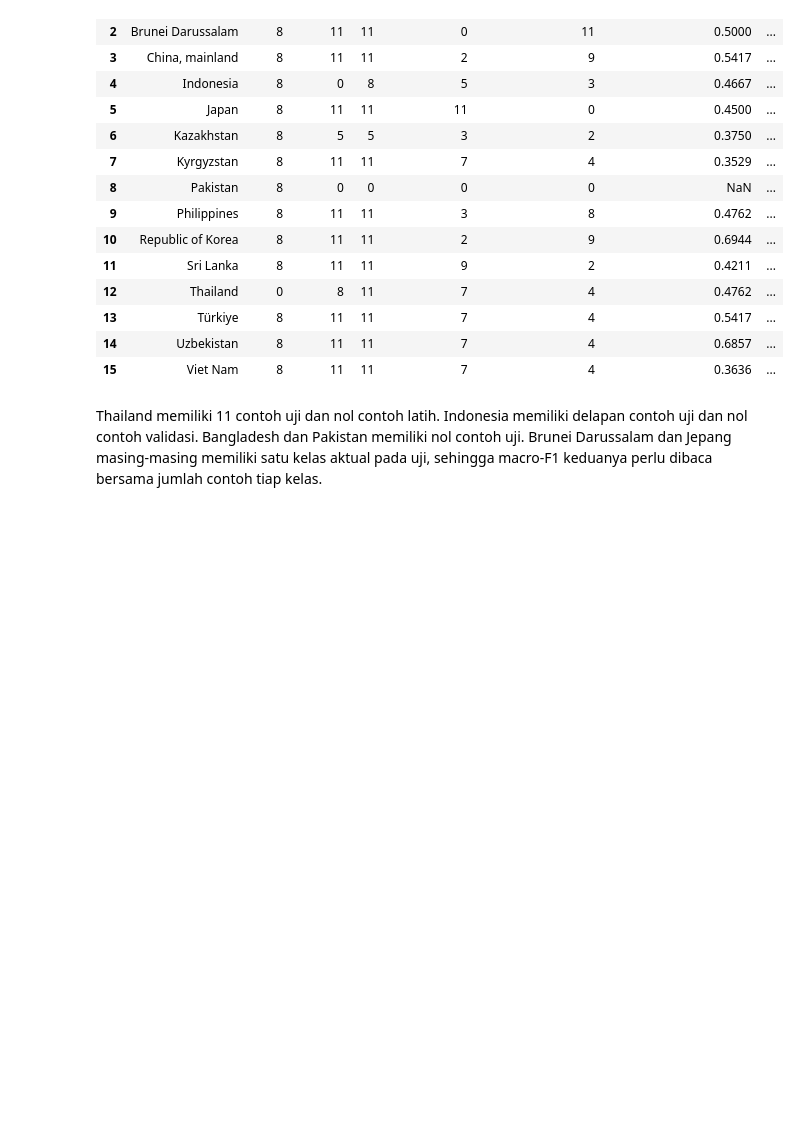
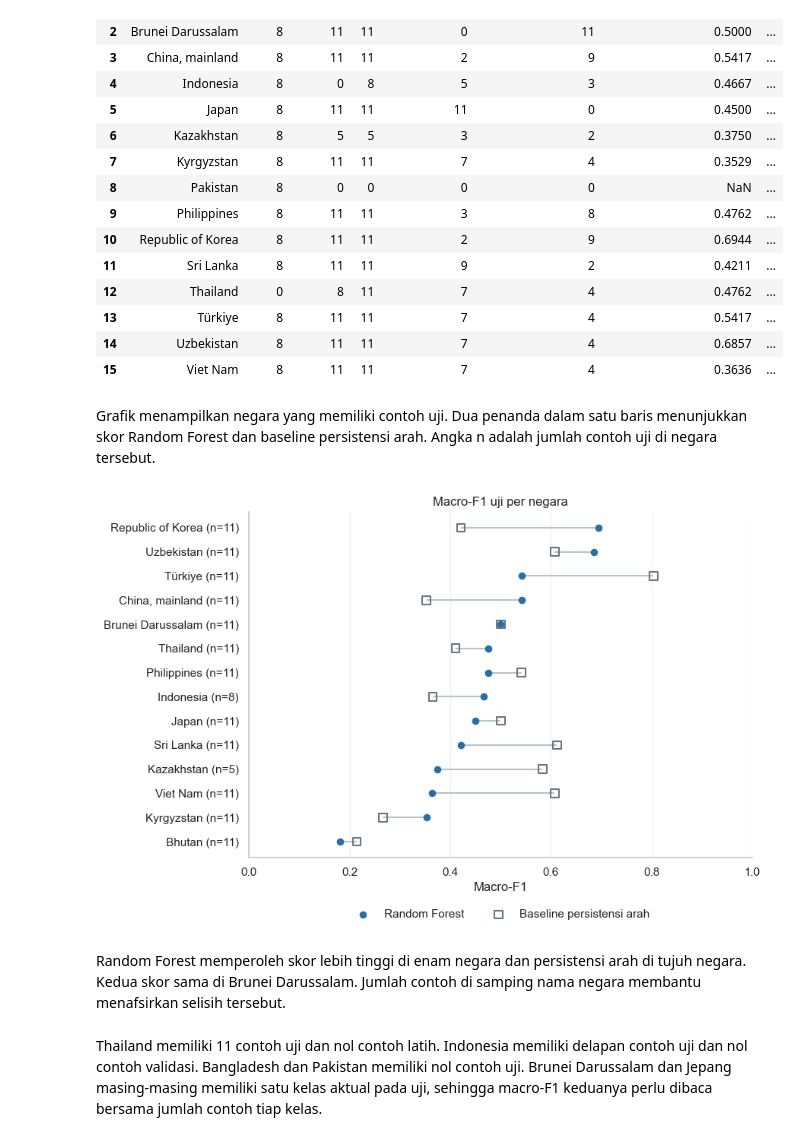
Before and after one commit to firrazmrd/17_IF-B_Sop-Pak-Min-Klaten, a Jupyter notebook: Projek.ipynb, the cells around one changed output. Cells and saved outputs as stored; diff of their text form; code cells hidden in the pictures; blank space fills up the shorter version.

```diff
--- a/Projek.ipynb
+++ b/Projek.ipynb
@@ -1861,6 +1915,47 @@ display(country_test_results.round(4))
 | 13 | Türkiye | 8 | 11 | 11 | 7 | 4 | 0.5417 | ... |
 | 14 | Uzbekistan | 8 | 11 | 11 | 7 | 4 | 0.6857 | ... |
 | 15 | Viet Nam | 8 | 11 | 11 | 7 | 4 | 0.3636 | ... |
+# %% [markdown]
+Grafik menampilkan negara yang memiliki contoh uji. Dua penanda dalam satu baris menunjukkan skor Random Forest dan baseline persistensi arah. Angka n adalah jumlah contoh uji di negara tersebut.
+# %%
+country_plot = country_test_results.loc[country_test_results['Uji'].gt(0)].sort_values(
+    'Macro-F1 model terpilih'
+)
+country_positions = np.arange(len(country_plot))
+country_labels = [
+    f'{country} (n={count})'
+    for country, count in zip(country_plot['Negara'], country_plot['Uji'])
+]
+model_scores = country_plot['Macro-F1 model terpilih']
+baseline_scores = country_plot['Macro-F1 baseline terbaik']
+
+fig, ax = plt.subplots(figsize=(9, 6))
+ax.hlines(
+    country_positions, np.minimum(model_scores, baseline_scores),
+    np.maximum(model_scores, baseline_scores), color='#B8C2C9', linewidth=1.5
+)
+ax.scatter(
+    model_scores, country_positions, color=model_color, s=35,
+    zorder=3, label=selected_model_name
+)
+ax.scatter(
+    baseline_scores, country_positions, marker='s', s=59, facecolors='none',
+    edgecolors=baseline_color, linewidths=1.5, zorder=4, label=best_test_baseline
+)
+
+ax.set_yticks(country_positions, labels=country_labels)
+ax.set(xlim=(0, 1), xlabel='Macro-F1', title='Macro-F1 uji per negara')
+ax.set_axisbelow(True)
+ax.grid(False, axis='y')
+ax.grid(axis='x', alpha=0.25)
+ax.legend(frameon=False, ncol=2, loc='upper center', bbox_to_anchor=(0.5, -0.12))
+sns.despine(ax=ax)
+plt.tight_layout()
+plt.show()
+# %% [output]
+[figure, added]
+# %% [markdown]
+Random Forest memperoleh skor lebih tinggi di enam negara dan persistensi arah di tujuh negara. Kedua skor sama di Brunei Darussalam. Jumlah contoh di samping nama negara membantu menafsirkan selisih tersebut.
 # %% [markdown]
 Thailand memiliki 11 contoh uji dan nol contoh latih. Indonesia memiliki delapan contoh uji dan nol contoh validasi. Bangladesh dan Pakistan memiliki nol contoh uji. Brunei Darussalam dan Jepang masing-masing memiliki satu kelas aktual pada uji, sehingga macro-F1 keduanya perlu dibaca bersama jumlah contoh tiap kelas.
 # %% [markdown]
```
Also changed, not shown: parts of 7 cells of this notebook.
